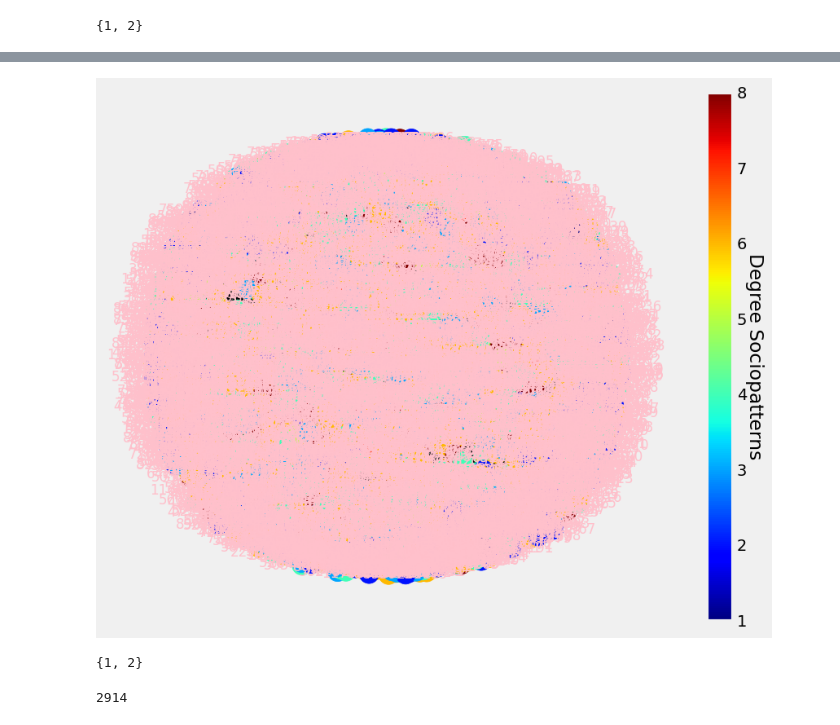
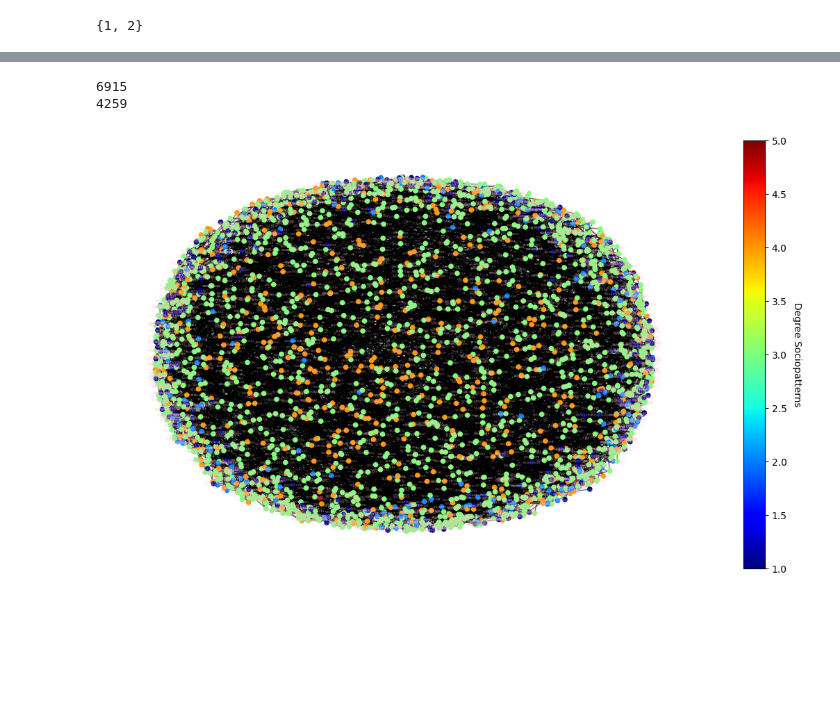
Before and after one commit to lucasfreirec/datastructure, a Jupyter notebook: U1T5/U1T5.ipynb, the cells around one changed output, grey strips where cells are left out. Cells and saved outputs as stored; diff of their text form; code cells hidden in the pictures; blank space fills up the shorter version.

```diff
--- a/U1T5/U1T5.ipynb
+++ b/U1T5/U1T5.ipynb
@@ -169,24 +158,2 @@ plt.show()
 # %% [markdown]
 ## REQUISITO 2
-# %%
-
-plt.style.use("default")
-# degree sequence
-degree_sequence = sorted([d for n, d in G.degree()], reverse=True)
-
-fig, ax = plt.subplots(1,2,figsize=(8,6))
-
-# all_data has information about degree_sequence and the width of each bin
-all_data = ax[0].hist(degree_sequence,bins=7)
-ax[1].hist(degree_sequence,bins=7,density=True)
-
-ax[0].set_title("Degree Histogram")
-ax[0].set_ylabel("Count")
-ax[0].set_xlabel("Degree")
-
-ax[1].set_title("Probability Density Function")
-ax[1].set_ylabel("Probability")
-ax[1].set_xlabel("Degree")
-
-plt.tight_layout()
-plt.show()
@@ -330,49 +253,46 @@ for i in nx.k_shell(G_simple,shell):
+# %%
+print(G.number_of_edges())
+print(G_simple.number_of_edges())
+# %% [output]
+6915
+4259
 # %%
 # the degree of network(g2)
-fig, ax = plt.subplots(1,1,figsize=(10,8))
+fig, ax = plt.subplots(1,1,figsize=(14,8))
 
 # layout position
-pos = nx.spring_layout(G_simple,seed=123456789,k=0.3)
+pos = nx.spring_layout(G_simple,seed=123456789,k=0.4)
 # color of nodes
-color = list(dict(nx.degree(G)).values())
+color = list(dict(nx.degree(G_simple)).values())
 
 # draw edges
 nx.draw_networkx_edges(G_simple,
                        pos=pos,
-                       alpha=0.4, ax=ax)
+                       alpha=0.6, ax=ax)
 
 # draw nodes
 nodes = nx.draw_networkx_nodes(G_simple,
                  pos=pos,
                  node_color=color,
-                 cmap=plt.cm.jet,ax=ax)
+                 cmap=plt.cm.jet, node_size=20, ax=ax)
 
 # draw labels
 nx.draw_networkx_labels(G_simple, pos=pos,
-                        font_color='pink', ax=ax)
+                        font_color='pink', font_size=3, alpha=0.6, ax=ax)
 
 # Criando um ScalarMappable para a colorbar
 sm = mpl.cm.ScalarMappable(cmap=plt.cm.jet, norm=plt.Normalize(vmin=min(color), vmax=max(color)))
 sm.set_array([])  # Necessário para evitar erros com o ScalarMappable
 
 # Adicionando a barra de cores
 cbar = fig.colorbar(sm, ax=ax)
 cbar.set_label('Degree Sociopatterns', rotation=270, labelpad=15)
 
 
 plt.axis("off")
-plt.savefig('sociopatterns.png', transparent=True,dpi=600)
+plt.savefig('./imgs/sociopatterns.png', transparent=True,dpi=600)
 plt.show()
 # %% [output]
-[figure, old version]
+[figure, new version]
-# %%
-# How many k-cores does this network have?
-set([v for k,v in nx.core_number(G_simple).items()])
-# %% [output]
-{1, 2}
-# %%
-len([G_simple.degree(node) for node in list(nx.k_core(G_simple,1))])
-# %% [output]
-2914
 # %%
 # the degree of network(g2)
```
Also changed, not shown: parts of 16 cells of this notebook, 12 other files.
